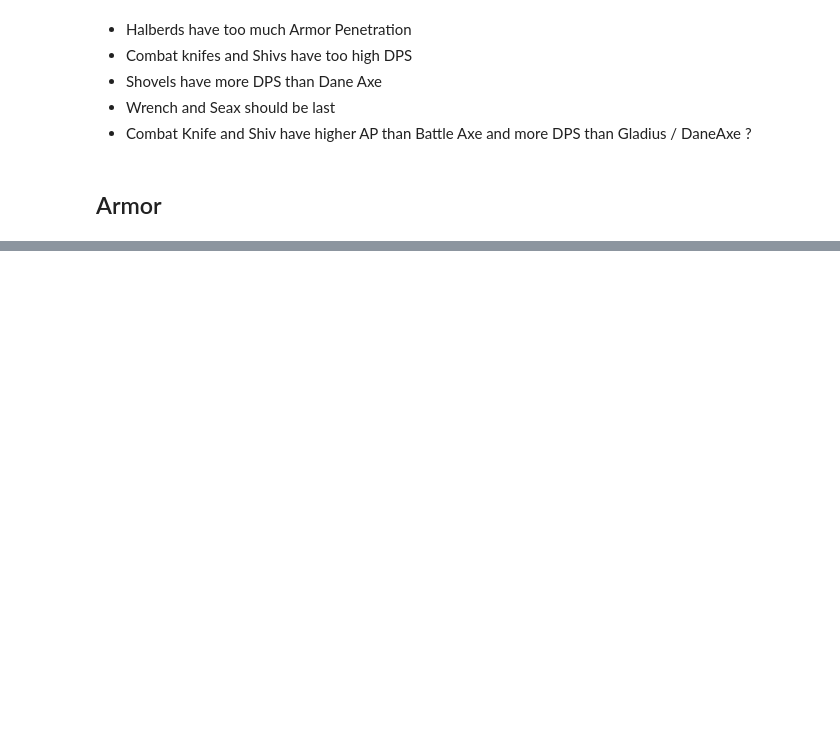
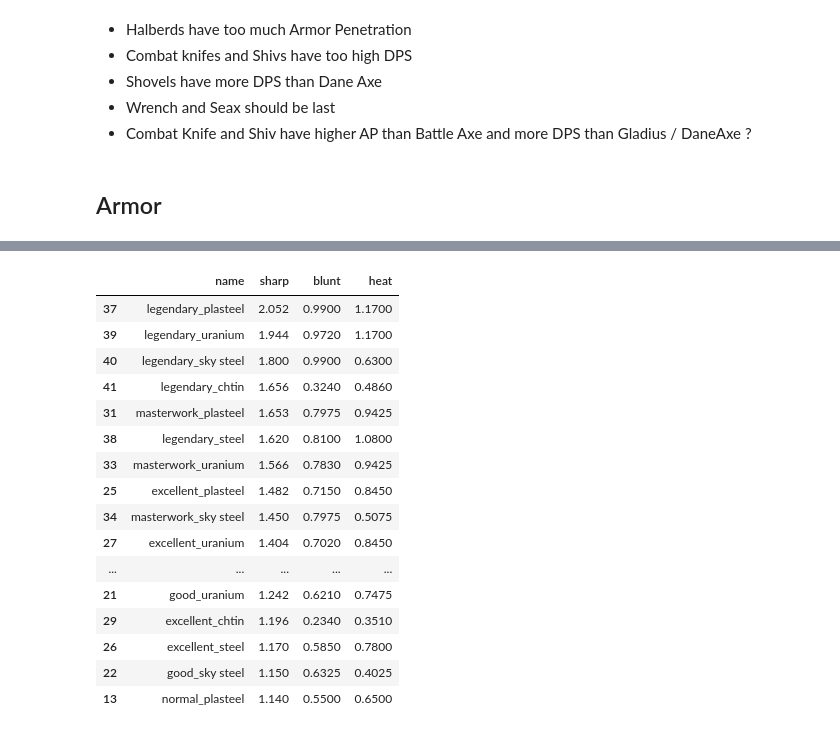
Before and after one commit to OrangeBuffalo/VanillaExpandedRebalanced, a Jupyter notebook: Notebooks/01_Weapons.ipynb, the cells around one changed output, grey strips where cells are left out. Saved outputs shown, nothing was run; the diff lists cells and outputs as text; code cells hidden in the pictures; blank space fills up the shorter version.

```diff
--- a/Notebooks/01_Weapons.ipynb
+++ b/Notebooks/01_Weapons.ipynb
@@ -113,0 +271,21 @@ calculate_dps([{"damage": 8, "cooldown": 2}, {"damage": 12, "cooldown": 2}])
+# %%
+# advanced vest
+expand(src_rating=1., stuff="metallic").sort_values(by="sharp", ascending=False).head(20)
+# %% [output]
+|  | name | sharp | blunt | heat |
+| 37 | legendary_plasteel | 2.052 | 0.9900 | 1.1700 |
+| 39 | legendary_uranium | 1.944 | 0.9720 | 1.1700 |
+| 40 | legendary_sky steel | 1.800 | 0.9900 | 0.6300 |
+| 41 | legendary_chtin | 1.656 | 0.3240 | 0.4860 |
+| 31 | masterwork_plasteel | 1.653 | 0.7975 | 0.9425 |
+| 38 | legendary_steel | 1.620 | 0.8100 | 1.0800 |
+| 33 | masterwork_uranium | 1.566 | 0.7830 | 0.9425 |
+| 25 | excellent_plasteel | 1.482 | 0.7150 | 0.8450 |
+| 34 | masterwork_sky steel | 1.450 | 0.7975 | 0.5075 |
+| 27 | excellent_uranium | 1.404 | 0.7020 | 0.8450 |
+| ... | ... | ... | ... | ... |
+| 21 | good_uranium | 1.242 | 0.6210 | 0.7475 |
+| 29 | excellent_chtin | 1.196 | 0.2340 | 0.3510 |
+| 26 | excellent_steel | 1.170 | 0.5850 | 0.7800 |
+| 22 | good_sky steel | 1.150 | 0.6325 | 0.4025 |
+| 13 | normal_plasteel | 1.140 | 0.5500 | 0.6500 |
```
Also changed, not shown: parts of 16 cells of this notebook.
